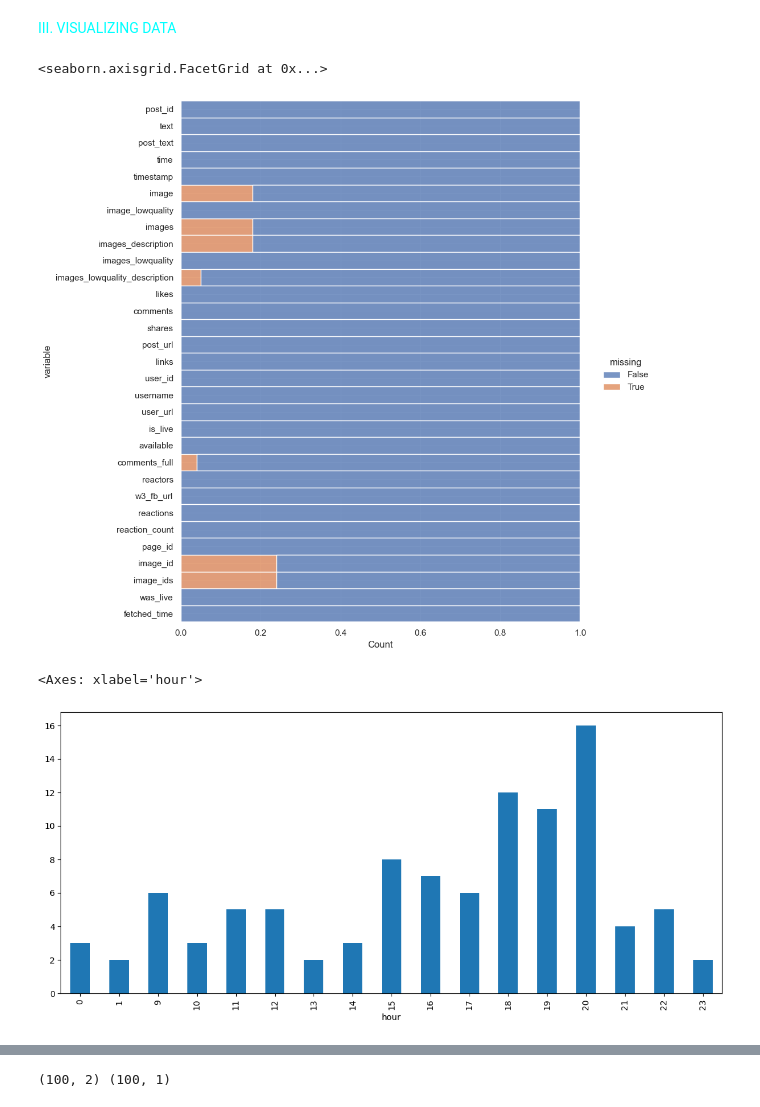
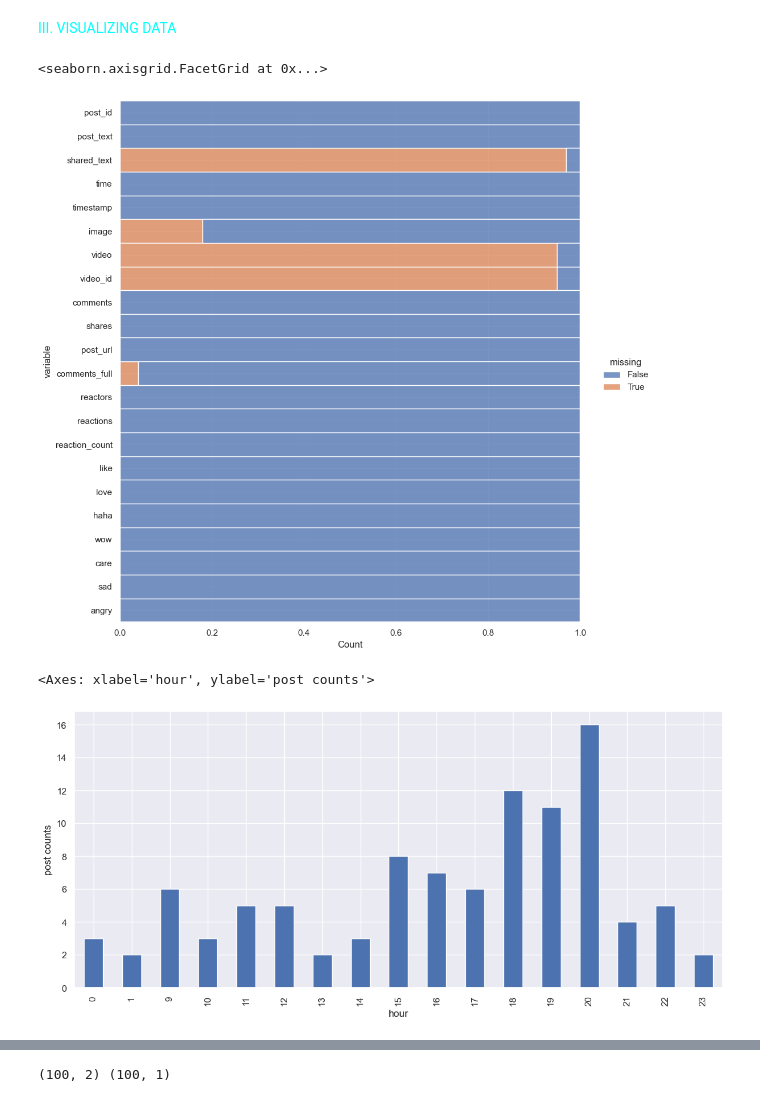
Before and after one commit to nguyenduchuyiu/facebook_analysis, a Jupyter notebook: main.ipynb, the cells around one changed output, grey strips where cells are left out. Saved outputs shown, nothing was run; the diff lists cells and outputs as text; code cells hidden in the pictures.

```diff
--- a/main.ipynb
+++ b/main.ipynb
@@ -56,21 +53,3 @@ post_data_df.to_csv(file_path, index=False)
 <span style="color:CYAN;">II. PRE-PROCESSING DATA</span>
 # %%
 df = read_data(file_path)
-# %%
-# Separate each reaction
-reactions = []
-for i in range(len(df)):
-    element = dict(eval(df['reactions'][i]))
-    reactions.append(element)
-
-df['like'] = pd.Series(0, index=range(len(df)))
-df['love'] = pd.Series(0, index=range(len(df)))
-df['haha'] = pd.Series(0, index=range(len(df)))
-df['care'] = pd.Series(0, index=range(len(df)))
-df['angry'] = pd.Series(0, index=range(len(df)))
-df['wow'] = pd.Series(0, index=range(len(df)))
-df['sad'] = pd.Series(0, index=range(len(df)))
-
-for idx, reaction_dict in enumerate(reactions):
-    for reaction in reaction_dict:
-        df[reaction][idx] = reaction_dict[reaction]
@@ -95,3 +56,17 @@ See the caveats in the documentation: https://pandas.pydata.org/pandas-docs/stab
+# %%
+# Filter relevant data
+relevant_columns = ['post_id', 'post_text', 'shared_text', 'time', 'timestamp', 'image', 'video',
+                    'video_id', 'comments', 'shares', 'post_url', 'comments_full', 'reactors',
+                    'reactions', 'reaction_count']
+df = df[relevant_columns]
+# %%
+# Separate each reaction
+reactions_dict = df['reactions'].apply(lambda x : dict(eval(x)))
+reactions_df = reactions_dict.apply(pd.Series)
+reactions_df.fillna(0, inplace=True)
+reactions_df.astype(int)
+
+df = pd.concat([df, reactions_df], axis=1)
 # %%
 # Drop column with more than 60% missing value
 large_missing_value_columns = df.loc[:,df.isna().sum(axis=0) > 0.6*len(df)].columns
@@ -137,3 +83,6 @@ df
+# %%
+from datetime import datetime
+df['time'] = df['time'].apply(lambda x: datetime.strptime(x, "%Y-%m-%d %H:%M:%S"))
 # %% [markdown]
 <span style="color:CYAN;">III. VISUALIZING DATA</span>
 # %%
@@ -148,15 +97,16 @@ sns.displot(
 )
 # %% [output]
 <seaborn.axisgrid.FacetGrid at 0x...>
-[figure, old version]
+[figure, new version]
 # %%
 # Quantity of post in relation to time
-import datetime
 
-datetime_obj = df['time'].apply(lambda x : datetime.datetime.strptime(x, "%Y-%m-%d %H:%M:%S"))
-hour_series = datetime_obj.apply(lambda x : x.hour)
+hour_series = df['time'].apply(lambda x : x.hour)
 df['hour'] = hour_series
-df['hour'].value_counts().sort_index().plot(kind='bar', figsize=(14,6))
+pd.concat([df, df['hour']], axis=1)
+
+df['hour'].value_counts().sort_index().plot(kind='bar', figsize=(14,6),
+                                            ylabel='post counts')
 # %% [output]
-<Axes: xlabel='hour'>
+<Axes: xlabel='hour', ylabel='post counts'>
-[figure, old version]
+[figure, new version]
```
Also changed, not shown: parts of 8 cells of this notebook.
